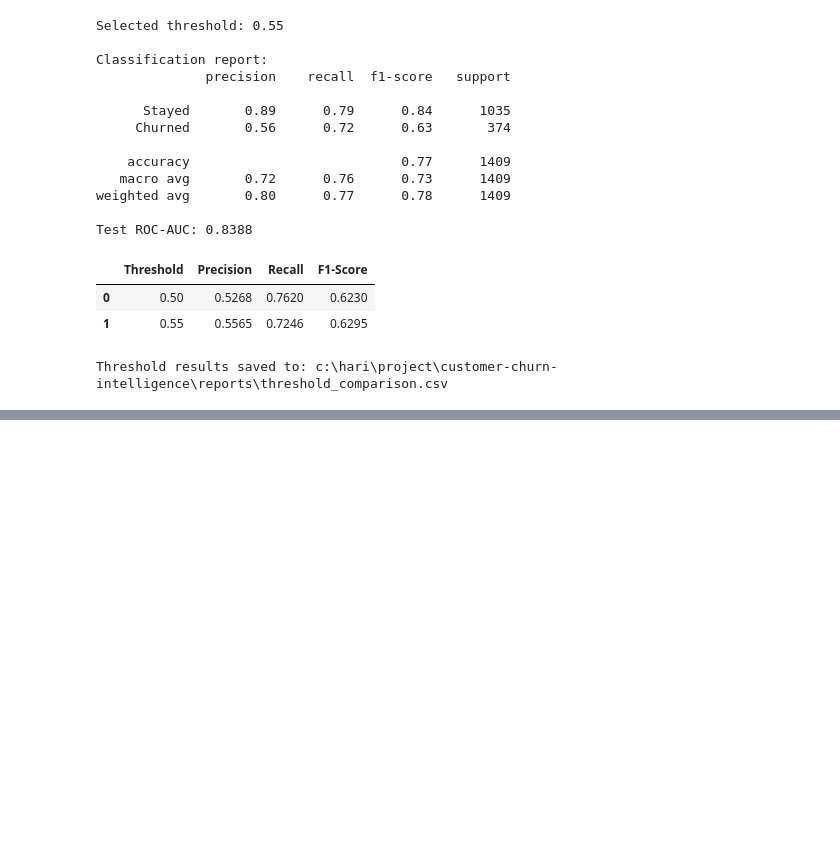
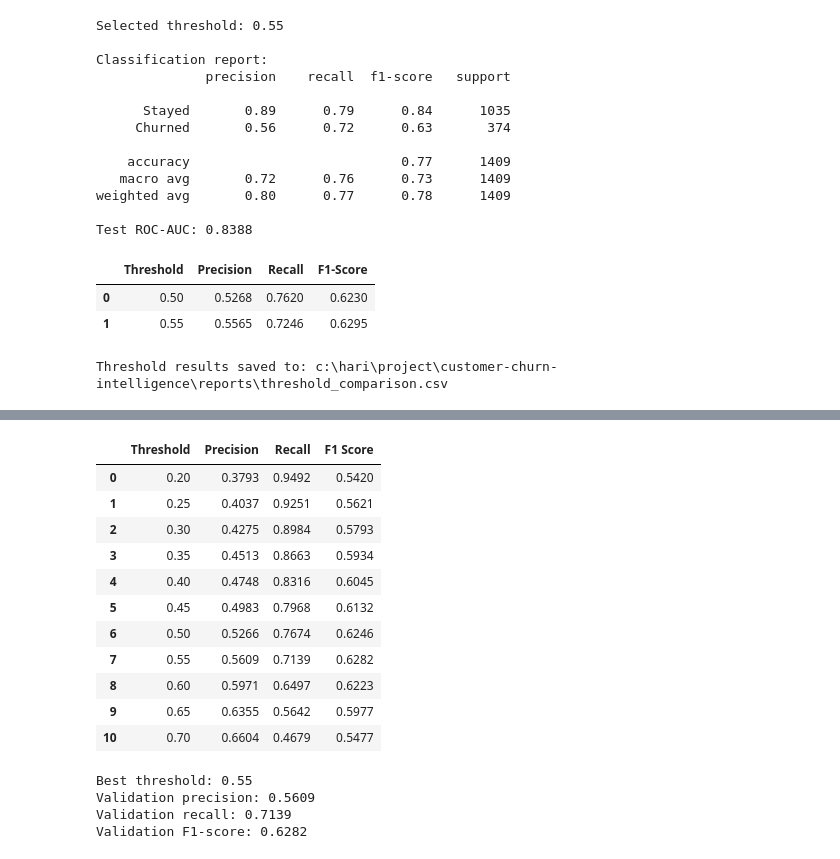
Before and after one commit to Sreehari-S24/Customer-Churn-Predictor, a Jupyter notebook: notebooks/initial.ipynb, the cells around one changed output, grey strips where cells are left out. Drawn from its saved outputs; the diff is of its cells as text; code cells hidden in the pictures; blank space fills up the shorter version.

```diff
--- a/notebooks/initial.ipynb
+++ b/notebooks/initial.ipynb
@@ -1467,0 +1491,56 @@ Threshold results saved to: c:\hari\project\customer-churn-intelligence\reports\
+# %%
+import numpy as np
+import pandas as pd
+from sklearn.metrics import precision_score, recall_score, f1_score
+
+# Predict churn probabilities on the validation set
+val_probabilities = rf_tuning_model.predict_proba(X_val)[:, 1]
+
+threshold_results = []
+
+for threshold in np.arange(0.20, 0.71, 0.05):
+    val_predictions = (val_probabilities >= threshold).astype(int)
+
+    threshold_results.append({
+        "Threshold": round(threshold, 2),
+        "Precision": precision_score(
+            y_val, val_predictions, zero_division=0
+        ),
+        "Recall": recall_score(
+            y_val, val_predictions, zero_division=0
+        ),
+        "F1 Score": f1_score(
+            y_val, val_predictions, zero_division=0
+        )
+    })
+
+threshold_df = pd.DataFrame(threshold_results)
+
+display(threshold_df.round(4))
+# %% [output]
+|  | Threshold | Precision | Recall | F1 Score |
+| 0 | 0.20 | 0.3793 | 0.9492 | 0.5420 |
+| 1 | 0.25 | 0.4037 | 0.9251 | 0.5621 |
+| 2 | 0.30 | 0.4275 | 0.8984 | 0.5793 |
+| 3 | 0.35 | 0.4513 | 0.8663 | 0.5934 |
+| 4 | 0.40 | 0.4748 | 0.8316 | 0.6045 |
+| 5 | 0.45 | 0.4983 | 0.7968 | 0.6132 |
+| 6 | 0.50 | 0.5266 | 0.7674 | 0.6246 |
+| 7 | 0.55 | 0.5609 | 0.7139 | 0.6282 |
+| 8 | 0.60 | 0.5971 | 0.6497 | 0.6223 |
+| 9 | 0.65 | 0.6355 | 0.5642 | 0.5977 |
+| 10 | 0.70 | 0.6604 | 0.4679 | 0.5477 |
+# %%
+best_row = threshold_df.loc[threshold_df["F1 Score"].idxmax()]
+
+best_threshold = float(best_row["Threshold"])
+
+print("Best threshold:", best_threshold)
+print("Validation precision:", round(best_row["Precision"], 4))
+print("Validation recall:", round(best_row["Recall"], 4))
+print("Validation F1-score:", round(best_row["F1 Score"], 4))
+# %% [output]
+Best threshold: 0.55
+Validation precision: 0.5609
+Validation recall: 0.7139
+Validation F1-score: 0.6282
```
Also changed, not shown: parts of 7 cells of this notebook, 6 other files.
